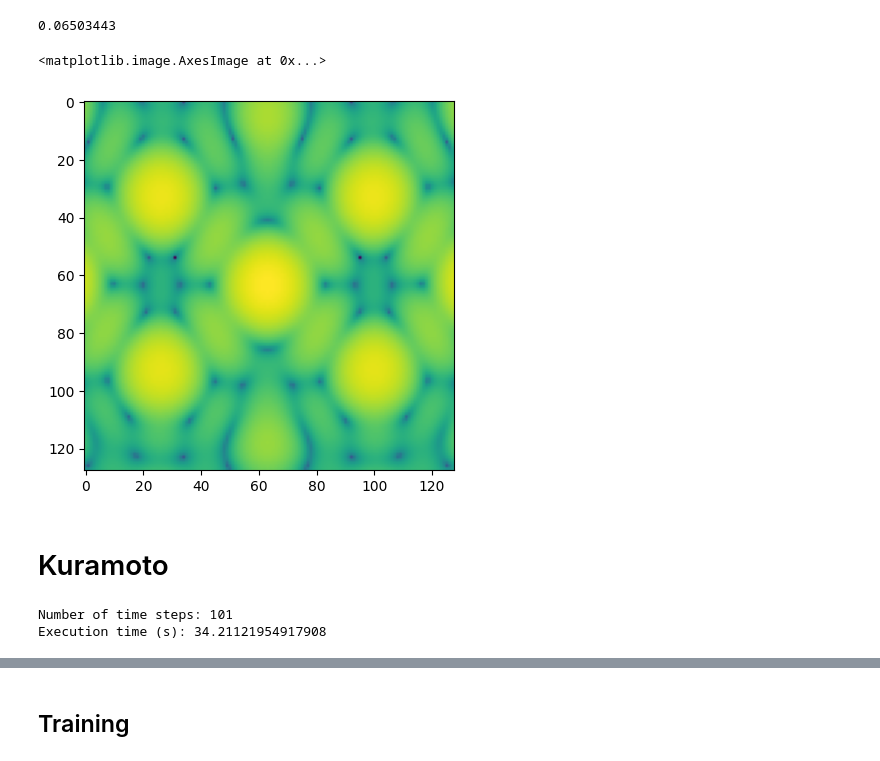
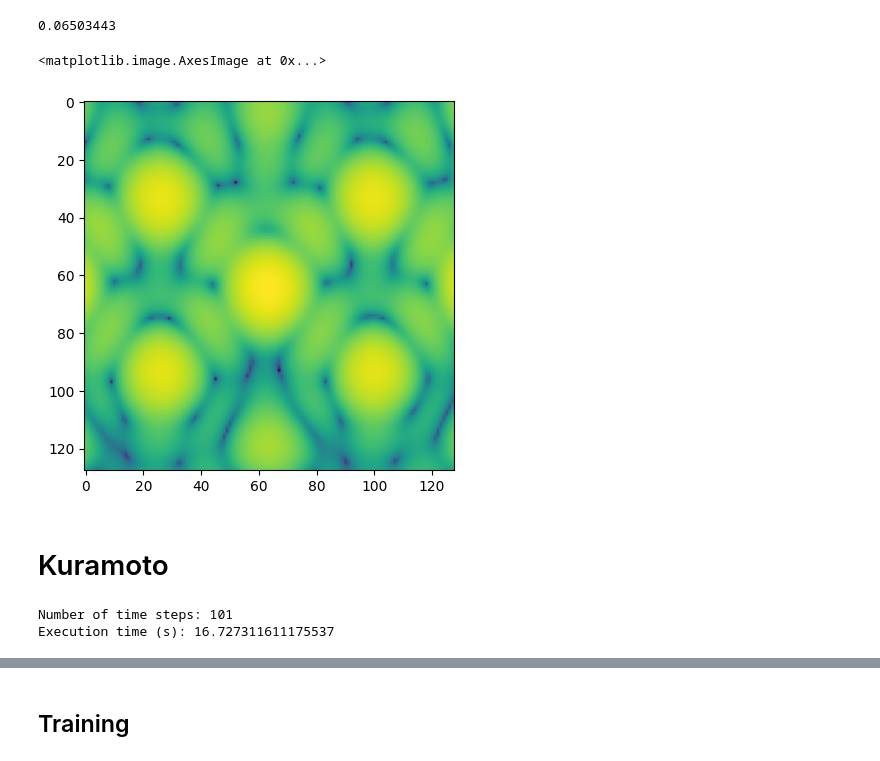
Before and after one commit to ccsommerfield/AI-DINO, a Jupyter notebook: Workflow.ipynb, the cells around one changed output, grey strips where cells are left out. Cells and saved outputs as stored; diff of their text form; code cells hidden in the pictures.

```diff
--- a/Workflow.ipynb
+++ b/Workflow.ipynb
@@ -1685,7 +1977,7 @@ scattering_perf = CoherentScattering(crystal = crystal,
 inten_perf = scattering_perf.get_intensity(d=(10,10,10), shape_mask = 'circle', r_out = 20)
 inten_perf = inten_perf[None,:,:]
 # %%
-plt.imshow(inten_perf[0,:,:].cpu(), norm=colors.LogNorm())
+plt.imshow(inten_dis[0,:,:].cpu(), norm=colors.LogNorm())
 # %% [output]
 <matplotlib.image.AxesImage at 0x...>
-[figure, old version]
+[figure, new version]
@@ -1696,7 +1991,7 @@ method = 'dopri5'
 adjoint = False
 
 args = {'N': 50,
-        'K': 10.,
+        'K': 4.,
         's': 1.5
        }
 M = 1 # Number of initial conditions
@@ -1718,7 +2013,7 @@ y = y[t0:] # Exclude initial transients from time series
 print('Execution time (s):', time.time() - ts)
 # %% [output]
 Number of time steps: 101
-Execution time (s): 34.21121954917908
+Execution time (s): 16.727311611175537
 # %%
 kernel = kuramoto.conv.weight.squeeze().cpu()
 vmax = kernel.abs().max()
```
Also changed, not shown: parts of 21 cells of this notebook, 9 other files.
